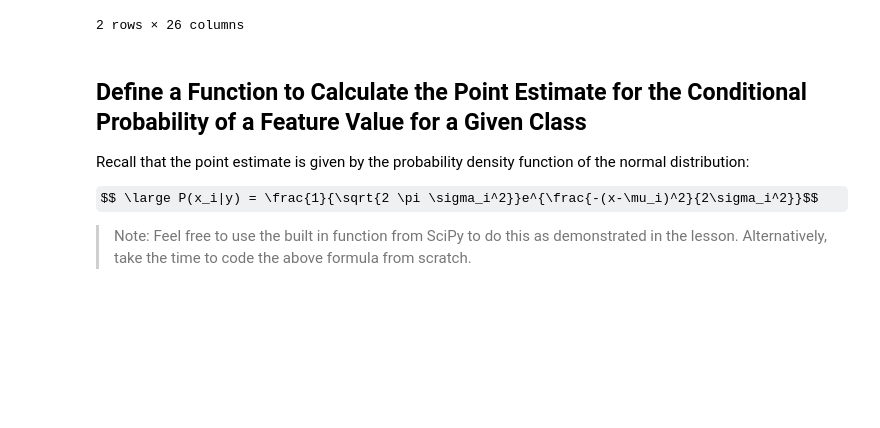
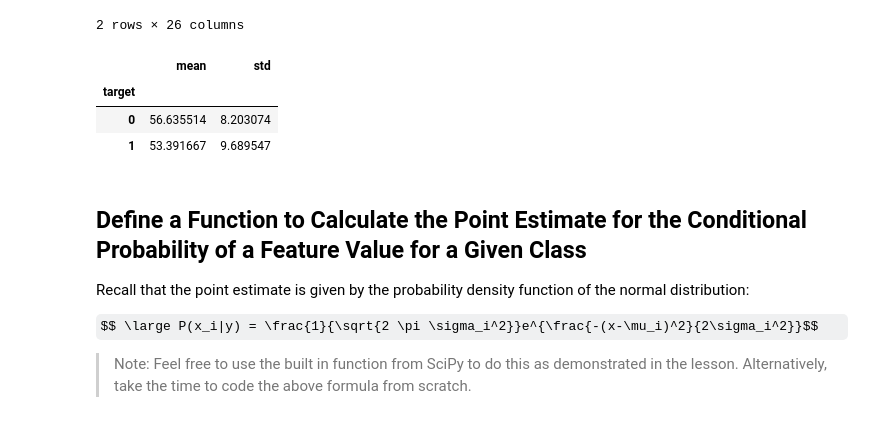
Before and after one commit to max-miller/dsc-gaussian-naive-bayes-lab-nyc-ds-career-042219, a Jupyter notebook: index.ipynb, the cells around one changed output. Saved outputs shown, nothing was run; the diff lists cells and outputs as text; code cells hidden in the pictures; some formulas as TeX source; blank space fills up the shorter version.

```diff
--- a/index.ipynb
+++ b/index.ipynb
@@ -69,7 +69,12 @@ See the caveats in the documentation: http://pandas.pydata.org/pandas-docs/stabl
 | 1 | 53.391667 | 9.689547 | 0.550000 | 0.499580 | 1.416667 | 0.922030 | 130.916667 | 16.495777 | 243.608333 | 57.384198 | ... | ... |
 2 rows × 26 columns
 # %%
-aggs['']
+aggs['age']['me']
+# %% [output]
+|  | mean | std |
+| target |  |  |
+| 0 | 56.635514 | 8.203074 |
+| 1 | 53.391667 | 9.689547 |
 # %% [markdown]
 ## Define a Function to Calculate the Point Estimate for the Conditional Probability of a Feature Value for a Given Class
 
```
